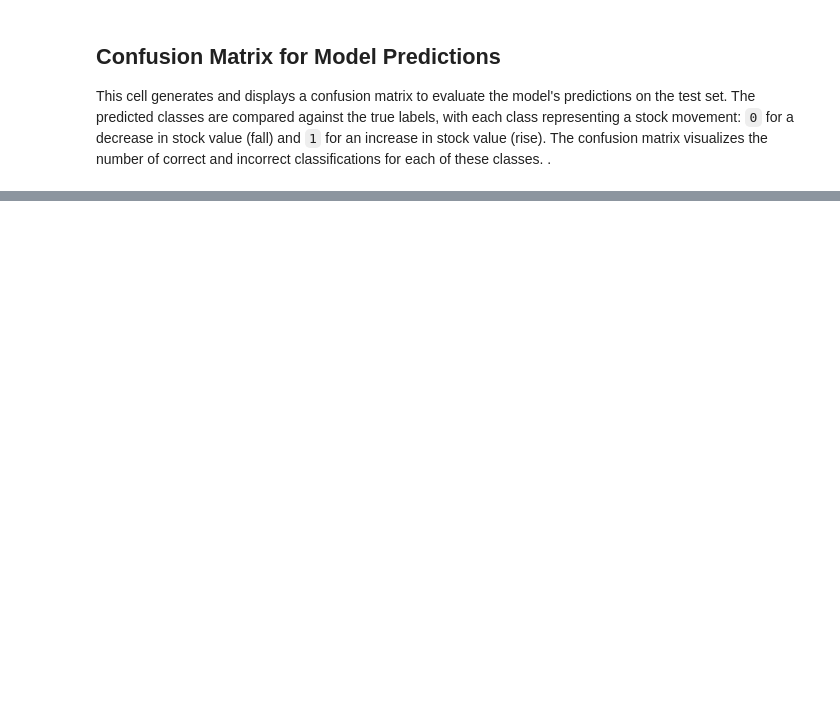
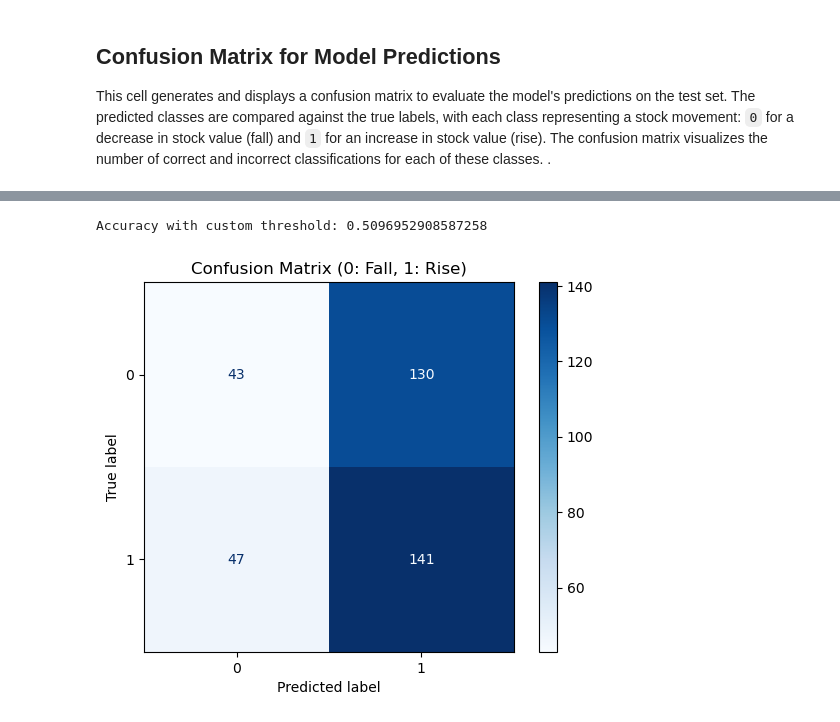
Before and after one commit to shirBinshtok/stock-market-prediction, a Jupyter notebook: Stock_Market_prediction.ipynb, the cells around one changed output, grey strips where cells are left out. Saved outputs shown, nothing was run; the diff lists cells and outputs as text; code cells hidden in the pictures; blank space fills up the shorter version.

Commit message:
model improvement

```diff
--- a/Stock_Market_prediction.ipynb
+++ b/Stock_Market_prediction.ipynb
@@ -520,2 +496,0 @@ orecasts.
-# %%
-XCMP_data_all_indicators = XCMP_data_all_indicators.drop(columns=['MA_20','MA_50','EMA_10','EMA_50','Bollinger Low','Bollinger High'])
@@ -554,12 +566,12 @@ def lstm_data_transform(x_data, y_data, num_steps):
     return x_array, y_array
 # %%
 # Extract the 'Target' column (which contains 0 for fall and 1 for rise) as y (labels)
-y = XCMP_data_all_indicators['Target']
+y = XCMP_data_filtered['Target']
 
 # Drop the 'Target' column from the features
-X = XCMP_data_all_indicators.drop(columns=['Target'])
+X = XCMP_data_filtered.drop(columns=['Target'])
 
-feature_names =  XCMP_data_all_indicators.columns.tolist()
+feature_names =  XCMP_data_filtered.columns.tolist()
 
 # The data is sorted by date, calculate the split indices
 train_size = int(len(X) * 0.7)  # 70% for training
@@ -699,0 +813,35 @@ lstm_model_wrapped = KerasClassifier(build_fn=build_lstm_model, epochs=10, batch
+# %%
+
+# Extract the best parameters from the tuning result
+best_n_neurons = best_params['best_params']['n_neurons']
+best_dropout_rate = best_params['best_params']['dropout_rate']
+best_optimizer = best_params['best_params']['optimizer']
+best_epochs = best_params['best_params']['epochs']
+best_batch_size = best_params['best_params']['batch_size']
+
+# Now, rebuild and train the model with these best parameters
+model_lstm = build_lstm_model(
+    num_features=num_features,  # Number of features
+    time_steps=10,              # It seems the time_steps is fixed to 10 from your param_grid
+    n_neurons=best_n_neurons,
+    dropout_rate=best_dropout_rate,
+    optimizer=best_optimizer,
+    metrics=['accuracy']
+)
+
+# Compile the final model
+model_lstm.compile(optimizer=best_optimizer, loss='binary_crossentropy', metrics=['accuracy'])
+
+# Train the model on the full dataset
+history = model_lstm.fit(
+    X_train_transformed,        # Full training set
+    y_train_transformed,        # Full training labels
+    epochs=best_epochs,         # Using the best number of epochs from tuning
+    batch_size=best_batch_size, # Using the best batch size from tuning
+    validation_data=(X_val_transformed, y_val_transformed),
+    verbose=1
+)
+
+# Evaluate the model on the test set
+test_loss, test_accuracy = model_lstm.evaluate(X_test_transformed, y_test_transformed, verbose=1)
+print(f"Final Test Accuracy: {test_accuracy}")
@@ -735,29 +911,32 @@ print(f"Max value of y_pred_lstm: {max_value}")
 # %%
 # Define a custom threshold (for example: 0.6)
-threshold = 0.5515
+threshold = 0.512
 y_pred_custom = (y_pred_lstm >= threshold).astype(int)
 
 # Calculate accuracy
 accuracy = accuracy_score(y_test_transformed, y_pred_custom)
 print(f"Accuracy with custom threshold: {accuracy}")
 
 # # Calculate F1 score
 # f1 = f1_score(y_test_transformed, y_pred_custom)
 # print(f"F1 Score with custom threshold: {f1}")
 
 # # Calculate precision and recall
 # precision = precision_score(y_test_transformed, y_pred_custom)
 # recall = recall_score(y_test_transformed, y_pred_custom)
 # print(f"Precision: {precision}, Recall: {recall}")
 
 # Generate confusion matrix
 cm = confusion_matrix(y_true, y_pred_custom)
 
 # Plot confusion matrix
 disp = ConfusionMatrixDisplay(confusion_matrix=cm, display_labels=[0, 1])
 disp.plot(cmap='Blues')
 plt.title("Confusion Matrix (0: Fall, 1: Rise)")
 plt.show()
+# %% [output]
+Accuracy with custom threshold: 0.5096952908587258
+[figure, added]
 # %%
 # Reshape the data for XGBoost (XGBoost expects 2D input, not 3D like LSTM)
 X_train_2d = X_train_transformed.reshape(X_train_transformed.shape[0], -1)  # Flatten for XGBoost
```
Also changed, not shown: parts of 19 cells of this notebook.
